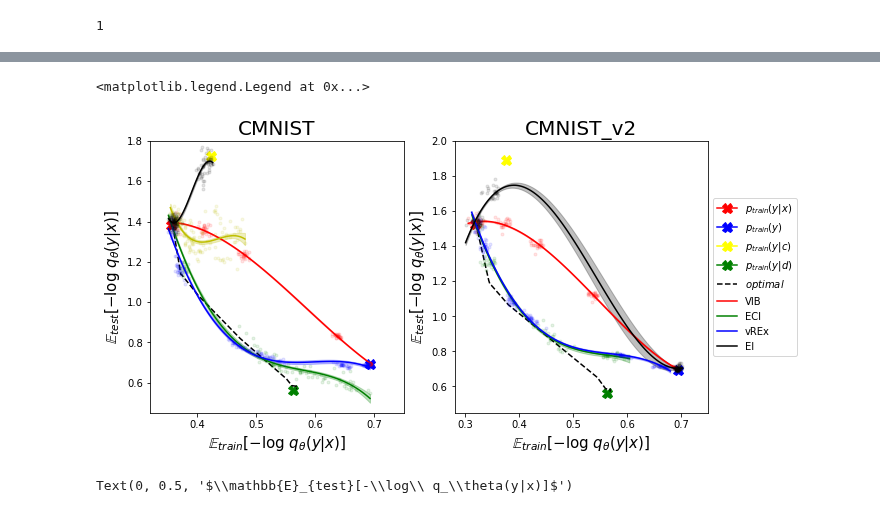
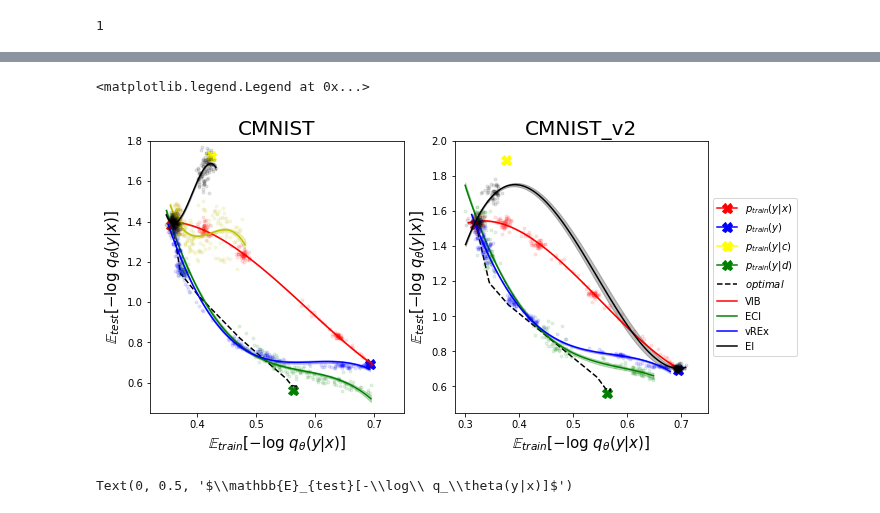
Before and after one commit to mfederici/JADE, a Jupyter notebook: results.ipynb, the cells around one changed output, grey strips where cells are left out. Saved outputs shown, nothing was run; the diff lists cells and outputs as text; code cells hidden in the pictures.

```diff
--- a/results.ipynb
+++ b/results.ipynb
@@ -346,29 +346,29 @@ def plot_sweep_result(sweep, get_last_run_data, sortkey, ax, uncertainty_alpha=0
         plot_data_points(all_data, ax, color=color, uncertainty_alpha=uncertainty_alpha, label=label)
 # %%
 
-consider_last = 5000
+consider_last = 10000
 
 
 datasets = ['CMNIST', 'CMNIST_v2']
 
 f, ax = plt.subplots(1,len(datasets),figsize=(5*len(datasets),5))
 
 for i, dataset in enumerate(datasets):
     decorate_plot(t_results[dataset], ax[i])
 
     for sweep_name, sweep_data in sweeps[dataset].items():
         sweep = api.sweep('causal-mib/%s' % sweep_data['id'])
         plot_sweep_result(sweep, process_run[dataset]['get_last'],
                           sortkey=sweep_data['sortkey'], ax=ax[i],
                           color=sweep_data['color'],
                           label=sweep_name, consider_last=consider_last)
 
 
     ax[i].set_title(dataset, size=20)
 ax[-1].legend(loc='center left', bbox_to_anchor=(1, 0.5))
 # %% [output]
 <matplotlib.legend.Legend at 0x...>
-[figure, old version]
+[figure, new version]
 # %%
 f, ax = plt.subplots(1,1)
 
```
Also changed, not shown: parts of 3 cells of this notebook, 10 other files.
